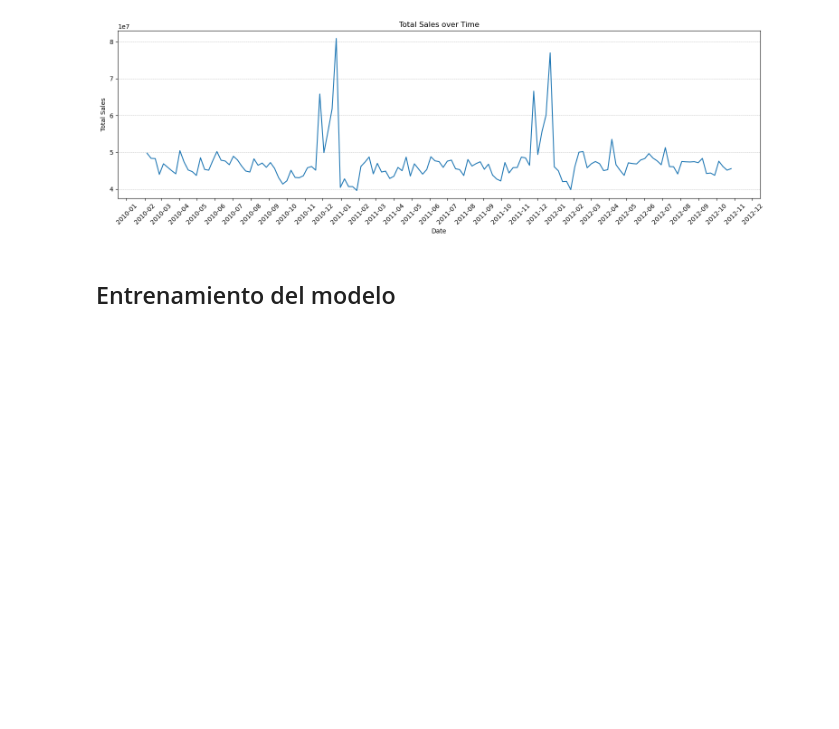
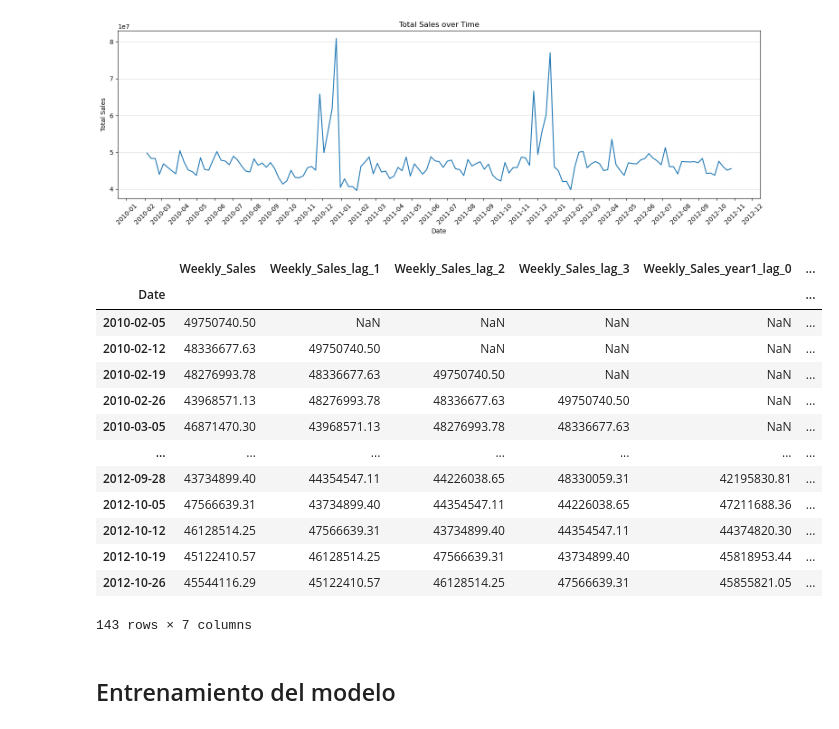
Before and after one commit to DiegoCollado27/walmart, a Jupyter notebook: main.ipynb, the cells around one changed output. Drawn from its saved outputs; the diff is of its cells as text; code cells hidden in the pictures; blank space fills up the shorter version.

```diff
--- a/main.ipynb
+++ b/main.ipynb
@@ -139,6 +141,40 @@ plt.grid(True, which='both', axis='y', linestyle='--', linewidth=0.5)
 plt.show()
 # %% [output]
 [figure]
+# %%
+def create_lag_features(df, lag_columns, max_lag, max_yearly_lag=0):
+    temp_df = df.copy()
+
+    # Create weekly lag features
+    for column in lag_columns:
+        for lag in range(1, max_lag + 1):
+            temp_df[f'{column}_lag_{lag}'] = temp_df[column].shift(lag)
+
+    # Create yearly lag features for same week of previous years and the weeks before that
+    for column in lag_columns:
+        for year in range(1, max_yearly_lag + 1):
+            for lag in range(0, max_lag):  # Starting from 0 to capture the same week from the previous year
+                temp_df[f'{column}_year{year}_lag_{lag}'] = temp_df[column].shift(52 * year + lag)
+
+    return temp_df
+
+df = create_lag_features(total_sales, ['Weekly_Sales'], 3, max_yearly_lag=1)  # Adjust the parameters as needed
+df
+# %% [output]
+|  | Weekly_Sales | Weekly_Sales_lag_1 | Weekly_Sales_lag_2 | Weekly_Sales_lag_3 | Weekly_Sales_year1_lag_0 | ... |
+| Date |  |  |  |  |  | ... |
+| 2010-02-05 | 49750740.50 | NaN | NaN | NaN | NaN | ... |
+| 2010-02-12 | 48336677.63 | 49750740.50 | NaN | NaN | NaN | ... |
+| 2010-02-19 | 48276993.78 | 48336677.63 | 49750740.50 | NaN | NaN | ... |
+| 2010-02-26 | 43968571.13 | 48276993.78 | 48336677.63 | 49750740.50 | NaN | ... |
+| 2010-03-05 | 46871470.30 | 43968571.13 | 48276993.78 | 48336677.63 | NaN | ... |
+| ... | ... | ... | ... | ... | ... | ... |
+| 2012-09-28 | 43734899.40 | 44354547.11 | 44226038.65 | 48330059.31 | 42195830.81 | ... |
+| 2012-10-05 | 47566639.31 | 43734899.40 | 44354547.11 | 44226038.65 | 47211688.36 | ... |
+| 2012-10-12 | 46128514.25 | 47566639.31 | 43734899.40 | 44354547.11 | 44374820.30 | ... |
+| 2012-10-19 | 45122410.57 | 46128514.25 | 47566639.31 | 43734899.40 | 45818953.44 | ... |
+| 2012-10-26 | 45544116.29 | 45122410.57 | 46128514.25 | 47566639.31 | 45855821.05 | ... |
+143 rows × 7 columns
 # %% [markdown]
 ## Entrenamiento del modelo
 # %% [markdown]
```
Also changed, not shown: parts of 2 cells of this notebook.
